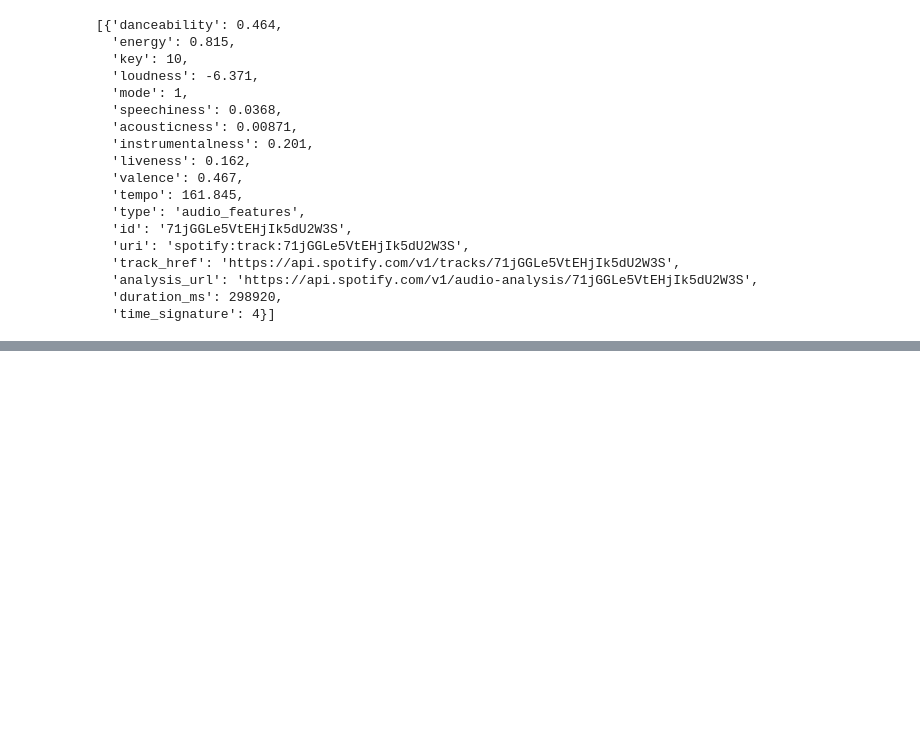
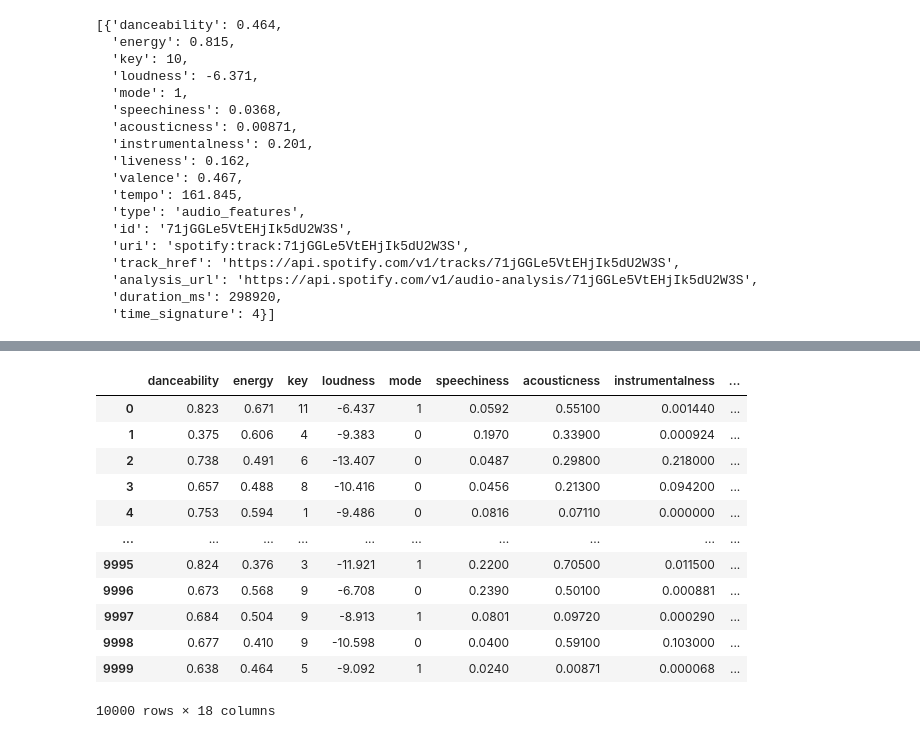
Before and after one commit to anitagashi/Lab-API-Wrappers, a Jupyter notebook: Lab-API-Wrappers.ipynb, the cells around one changed output, grey strips where cells are left out. Drawn from its saved outputs; the diff is of its cells as text; code cells hidden in the pictures; blank space fills up the shorter version.

```diff
--- a/Lab-API-Wrappers.ipynb
+++ b/Lab-API-Wrappers.ipynb
@@ -135,0 +235,16 @@ sp.audio_features(song_uri)
+# %%
+audio_features_df1
+# %% [output]
+|  | danceability | energy | key | loudness | mode | speechiness | acousticness | instrumentalness | ... |
+| 0 | 0.823 | 0.671 | 11 | -6.437 | 1 | 0.0592 | 0.55100 | 0.001440 | ... |
+| 1 | 0.375 | 0.606 | 4 | -9.383 | 0 | 0.1970 | 0.33900 | 0.000924 | ... |
+| 2 | 0.738 | 0.491 | 6 | -13.407 | 0 | 0.0487 | 0.29800 | 0.218000 | ... |
+| 3 | 0.657 | 0.488 | 8 | -10.416 | 0 | 0.0456 | 0.21300 | 0.094200 | ... |
+| 4 | 0.753 | 0.594 | 1 | -9.486 | 0 | 0.0816 | 0.07110 | 0.000000 | ... |
+| ... | ... | ... | ... | ... | ... | ... | ... | ... | ... |
+| 9995 | 0.824 | 0.376 | 3 | -11.921 | 1 | 0.2200 | 0.70500 | 0.011500 | ... |
+| 9996 | 0.673 | 0.568 | 9 | -6.708 | 0 | 0.2390 | 0.50100 | 0.000881 | ... |
+| 9997 | 0.684 | 0.504 | 9 | -8.913 | 1 | 0.0801 | 0.09720 | 0.000290 | ... |
+| 9998 | 0.677 | 0.410 | 9 | -10.598 | 0 | 0.0400 | 0.59100 | 0.103000 | ... |
+| 9999 | 0.638 | 0.464 | 5 | -9.092 | 1 | 0.0240 | 0.00871 | 0.000068 | ... |
+10000 rows × 18 columns
```
Also changed, not shown: parts of 12 cells of this notebook, 1 other file.
